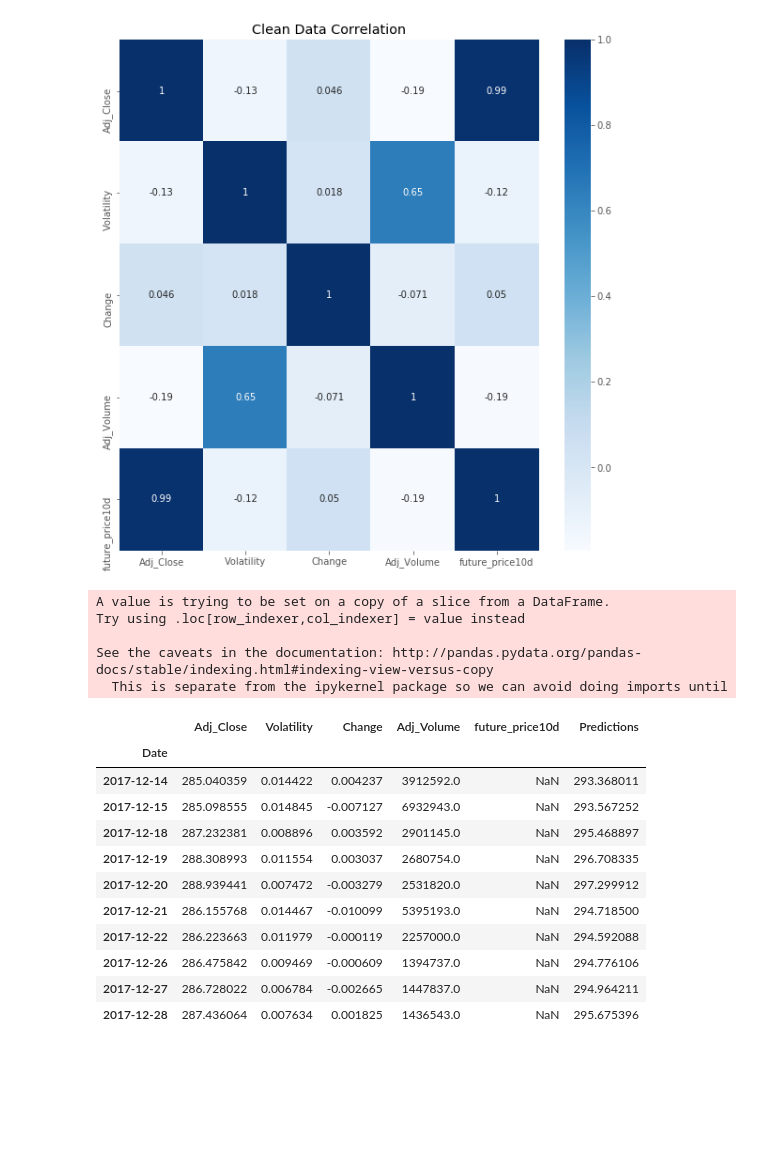
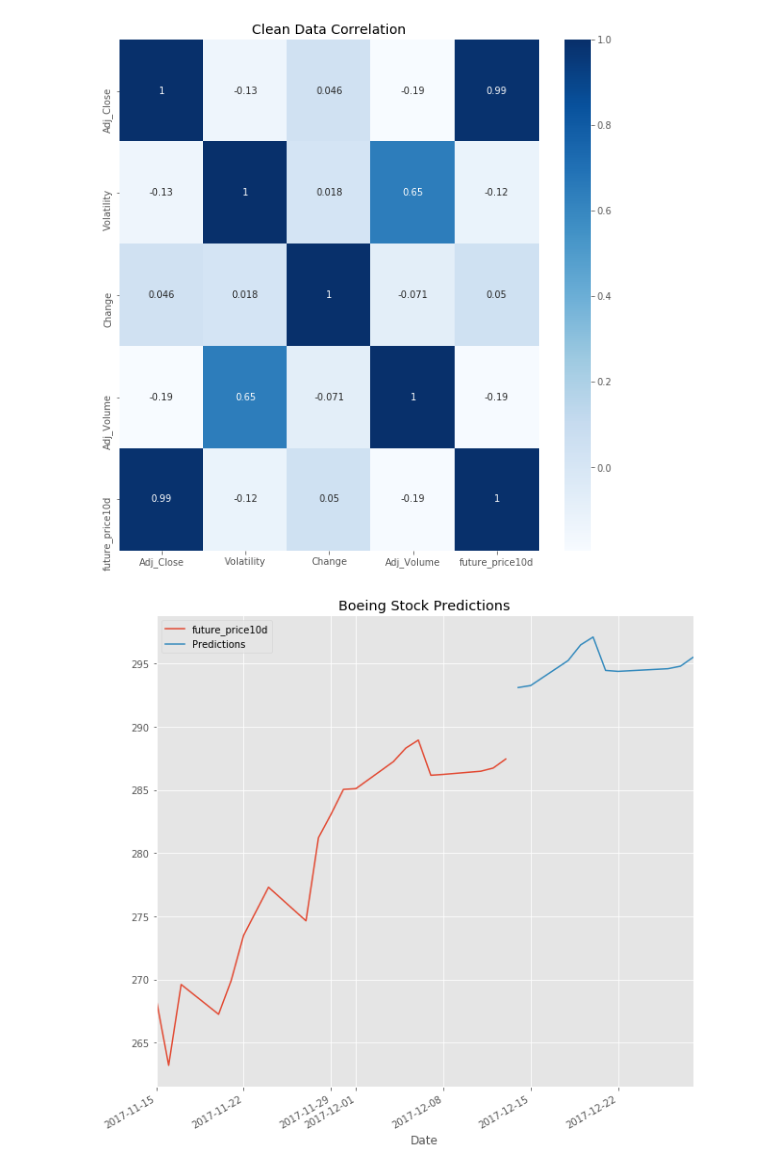
Before and after one commit to MartinMolestina/IH_finalproject, a Jupyter notebook: code/LinearRegression.ipynb, the cells around one changed output. Saved outputs shown, nothing was run; the diff lists cells and outputs as text; code cells hidden in the pictures; blank space fills up the shorter version.

```diff
--- a/code/LinearRegression.ipynb
+++ b/code/LinearRegression.ipynb
@@ -61,20 +67,35 @@ def LR_train(data):
     X_train, X_test, y_train, y_test = train_test_split(X, y, test_size=0.1)
     reg = LinearRegression(n_jobs=-1)
     reg.fit(X_train, y_train)
-    return reg.score(X_test, y_test), reg
+    score = reg.score(X_test, y_test)
+    print('----- * SCORE * -----\n\n{}%\n\n----- * SCORE * -----'.format(round(score*100,2)))
+    return score, reg
 
 #PREDICT FUTURE VALUES
 def LR_predict(df, reg ,n=10):
     X = df.drop('future_price10d', axis=1)
     X_predict = X[-n:]
-    return reg.predict(X_predict)
+    predictions = reg.predict(X_predict)
+    len(df)
+    prediction_column = [np.nan for _ in range(len(df)-10)]
+    prediction_column.extend(predictions)
+    df['Predictions'] = prediction_column
+    return predictions, df
+
 
 #PLOT STOCK PRICE VS TIME
 def plot_stock(df, col, size=10, title='Stock'):
     style.use('ggplot')
-    df[['Adj_Close']].plot(cmap="Blues_r", figsize=(size,size)).set_title(title)
+    fig = df[[col]].plot(cmap="GnBu_r", figsize=(size,size)).set_title(title).get_figure()
+    fig.savefig('images/stock.png')
 
 
+#PLOT PREDICTIONS
+def plot_predictions(df, col, size=10, title='Stock'):
+    style.use('ggplot')
+    fig = df[col][-30:].plot( figsize=(size,size)).set_title(title).get_figure()
+    fig.savefig('images/predictions.png')
+
 #!!!! train lstm model !!!!
 # %%
 if __name__ == "__main__":
@@ -87,7 +108,8 @@ if __name__ == "__main__":
     plot_stock(boeing_clean, 'Adj_Close',10,'Boeing Stock Price')
     plot_corr(boeing_clean, 10,'Clean Data Correlation')
     score, reg = LR_train(boeing_clean)
-    predictions = LR_predict(boeing_clean, reg, days_predict)
+    predictions, boeing_predicted = LR_predict(boeing_clean, reg, days_predict)
+    plot_predictions(boeing_predicted,['future_price10d', 'Predictions'] , 10, 'Boeing Stock Predictions')
 # %% [output]
 A value is trying to be set on a copy of a slice from a DataFrame
 
@@ -100,26 +131,4 @@ See the caveats in the documentation: http://pandas.pydata.org/pandas-docs/stabl
 [figure]
 [figure]
 [figure]
+[figure, added]
-# %%
-df =boeing_clean.copy()
-pred = df.tail(10)
-pred['Predictions'] = predictions
-pred
-# %% [output]
-A value is trying to be set on a copy of a slice from a DataFrame.
-Try using .loc[row_indexer,col_indexer] = value instead
-
-See the caveats in the documentation: http://pandas.pydata.org/pandas-docs/stable/indexing.html#indexing-view-versus-copy
-  This is separate from the ipykernel package so we can avoid doing imports until
-|  | Adj_Close | Volatility | Change | Adj_Volume | future_price10d | Predictions |
-| Date |  |  |  |  |  |  |
-| 2017-12-14 | 285.040359 | 0.014422 | 0.004237 | 3912592.0 | NaN | 293.368011 |
-| 2017-12-15 | 285.098555 | 0.014845 | -0.007127 | 6932943.0 | NaN | 293.567252 |
-| 2017-12-18 | 287.232381 | 0.008896 | 0.003592 | 2901145.0 | NaN | 295.468897 |
-| 2017-12-19 | 288.308993 | 0.011554 | 0.003037 | 2680754.0 | NaN | 296.708335 |
-| 2017-12-20 | 288.939441 | 0.007472 | -0.003279 | 2531820.0 | NaN | 297.299912 |
-| 2017-12-21 | 286.155768 | 0.014467 | -0.010099 | 5395193.0 | NaN | 294.718500 |
-| 2017-12-22 | 286.223663 | 0.011979 | -0.000119 | 2257000.0 | NaN | 294.592088 |
-| 2017-12-26 | 286.475842 | 0.009469 | -0.000609 | 1394737.0 | NaN | 294.776106 |
-| 2017-12-27 | 286.728022 | 0.006784 | -0.002665 | 1447837.0 | NaN | 294.964211 |
-| 2017-12-28 | 287.436064 | 0.007634 | 0.001825 | 1436543.0 | NaN | 295.675396 |
```
Also changed, not shown: parts of 8 cells of this notebook, 2 other files.
